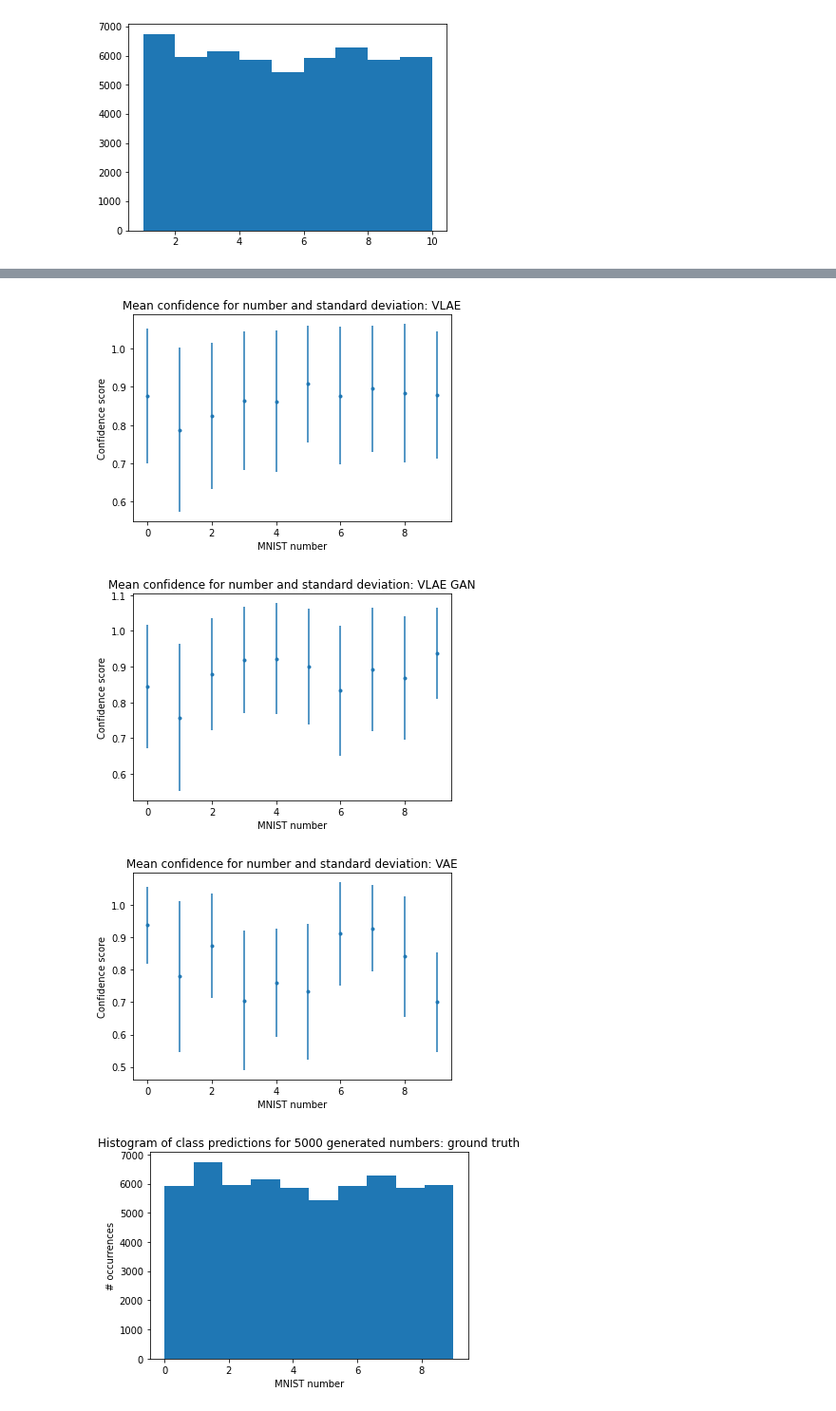
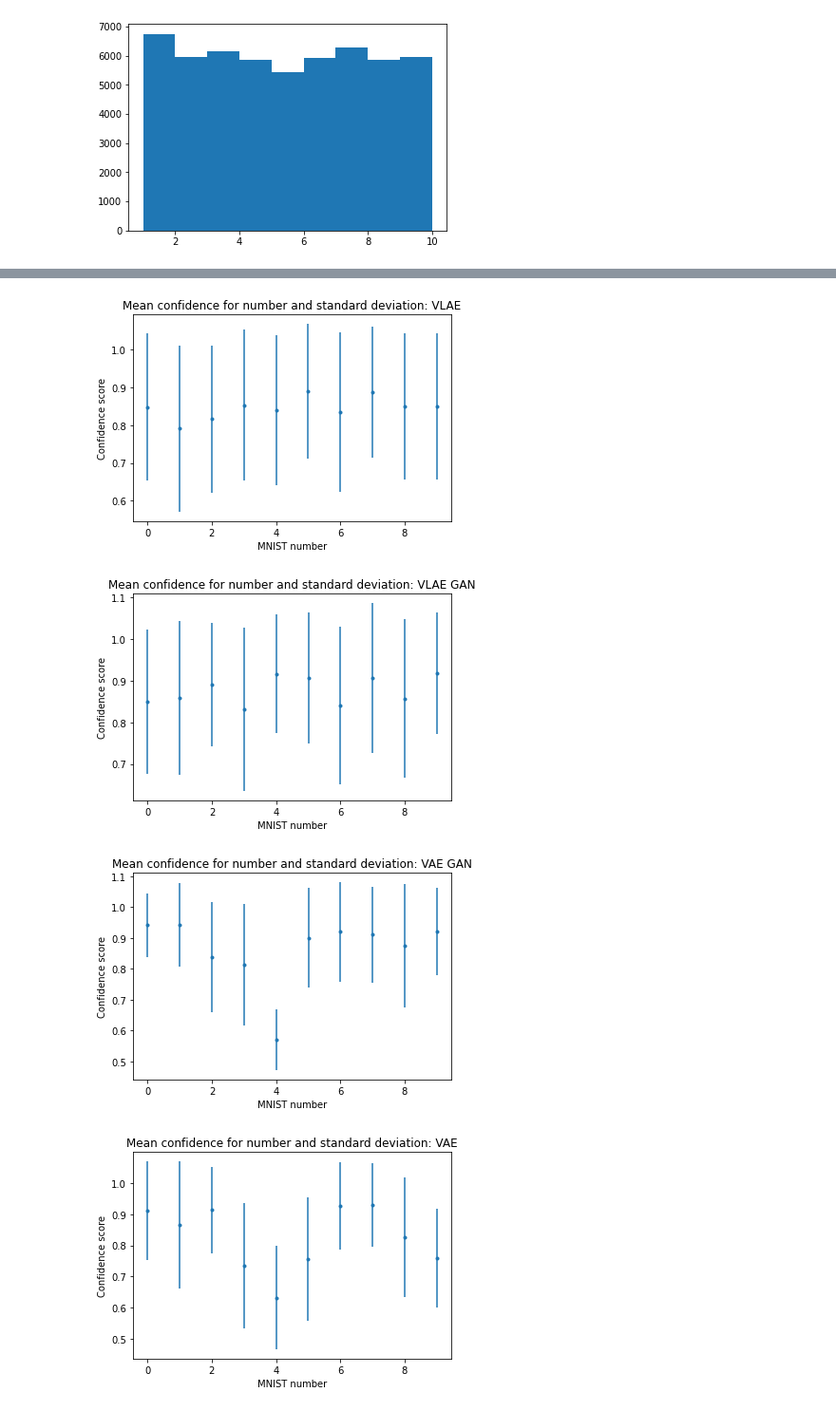
Before and after one commit to LeoIV/master-thesis-leonard, a Jupyter notebook: notebooks/results_14_04_2020.ipynb, the cells around one changed output, grey strips where cells are left out. Shown at 95% size. Drawn from its saved outputs; the diff is of its cells as text; code cells hidden in the pictures.

```diff
--- a/notebooks/results_14_04_2020.ipynb
+++ b/notebooks/results_14_04_2020.ipynb
@@ -44,3 +43,6 @@ array([[[1.1205673e-05, 0.0000000e+00, 0.0000000e+00, ...,
+# %%
+vaegan = keras.models.load_model('/Users/leo/Downloads/vae_gan_mnist.h5')
+vaegan_decoder = vaegan.layers[-1]
 # %%
 import numpy as np
 import scipy as sp
@@ -749,28 +595,35 @@ Epoch 1/1
 # %%
 samples = 5000
 
+(x_train, y_train) , _ = mnist.load_data()
+
 vlae_generated = vlae.decoder.predict([np.random.normal(size=(samples,2),loc=(0, 0)),np.random.normal(size=(samples,2),loc=(0,0)),np.random.normal(loc=(0,0), size=(samples,2))]).squeeze()*255.0
 vlaegan_generated = vlaegan_decoder.predict([np.random.normal(size=(samples,2),loc=(0, 0)),np.random.normal(size=(samples,2),loc=(0,0)),np.random.normal(loc=(0,0), size=(samples,2))]).squeeze()*255.0
+vaegan_generated = vaegan_decoder.predict(np.random.normal(size=(samples,2),loc=(0, 0))).squeeze()*255.0
 vae_generated = vae_28.decoder.predict(np.random.normal(size=(samples,2),loc=(0, 0))).squeeze()*255.0
 
 vlae_raw_preds = model.predict(np.expand_dims(vlae_generated, -1))
 vlaegan_raw_preds = model.predict(np.expand_dims(vlaegan_generated, -1))
+vaegan_raw_preds = model.predict(np.expand_dims(vaegan_generated, -1))
 vae_raw_preds = model.predict(np.expand_dims(vae_generated, -1))
 
-vlaegan_num_means, vlae_num_means, vae_num_means = [], [], []
-vlaegan_num_sds, vlae_num_sds, vae_num_sds = [], [], []
+vaegan_num_means, vlaegan_num_means, vlae_num_means, vae_num_means = [], [], [], []
+vaegan_num_sds, vlaegan_num_sds, vlae_num_sds, vae_num_sds = [], [], [], []
 
 for num in range(10):
     vlae_num_is_max_idxs = np.where(np.argmax(vlae_raw_preds, axis=1) == num)
     vlaegan_num_is_max_idxs = np.where(np.argmax(vlaegan_raw_preds, axis=1) == num)
+    vaegan_num_is_max_idxs = np.where(np.argmax(vaegan_raw_preds, axis=1) == num)
     vae_num_is_max_idxs = np.where(np.argmax(vae_raw_preds, axis=1) == num)
 
     vlae_num_means.append(np.mean(vlae_raw_preds[vlae_num_is_max_idxs, num]))
     vlaegan_num_means.append(np.mean(vlaegan_raw_preds[vlaegan_num_is_max_idxs, num]))
+    vaegan_num_means.append(np.mean(vaegan_raw_preds[vaegan_num_is_max_idxs, num]))
     vae_num_means.append(np.mean(vae_raw_preds[vae_num_is_max_idxs, num]))
 
     vlae_num_sds.append(np.std(vlae_raw_preds[vlae_num_is_max_idxs, num]))
     vlaegan_num_sds.append(np.std(vlaegan_raw_preds[vlaegan_num_is_max_idxs, num]))
+    vaegan_num_sds.append(np.std(vaegan_raw_preds[vaegan_num_is_max_idxs, num]))
     vae_num_sds.append(np.std(vae_raw_preds[vae_num_is_max_idxs, num]))
 
 plt.title('Mean confidence for number and standard deviation: VLAE')
@@ -778,44 +631,63 @@ plt.errorbar(list(range(10)),vlae_num_means, vlae_num_sds, linestyle='None', mar
 plt.xlabel('MNIST number')
 plt.ylabel('Confidence score')
 plt.show()
+
 plt.title('Mean confidence for number and standard deviation: VLAE GAN')
 plt.errorbar(list(range(10)),vlaegan_num_means, vlaegan_num_sds, linestyle='None', marker='.')
 plt.xlabel('MNIST number')
 plt.ylabel('Confidence score')
 plt.show()
+
+plt.title('Mean confidence for number and standard deviation: VAE GAN')
+plt.errorbar(list(range(10)),vaegan_num_means, vaegan_num_sds, linestyle='None', marker='.')
+plt.xlabel('MNIST number')
+plt.ylabel('Confidence score')
+plt.show()
+
 plt.title('Mean confidence for number and standard deviation: VAE')
 plt.errorbar(list(range(10)),vae_num_means, vae_num_sds, linestyle='None', marker='.')
 plt.xlabel('MNIST number')
 plt.ylabel('Confidence score')
 plt.show()
 
 
 
 vlae_preds = np.argmax(vlae_raw_preds, axis=1)
 vlaegan_preds = np.argmax(vlaegan_raw_preds, axis=1)
+vaegan_preds = np.argmax(vaegan_raw_preds, axis=1)
 vae_preds = np.argmax(vae_raw_preds, axis=1)
+
 plt.title('Histogram of class predictions for {} generated numbers: ground truth'.format(samples))
 plt.xlabel('MNIST number')
 plt.ylabel('# occurrences')
 plt.hist(y_train, bins=10)
 plt.show()
+
 plt.title('Histogram of class predictions for {} generated numbers: VLAE'.format(samples))
 plt.xlabel('MNIST number')
 plt.ylabel('# occurrences')
 plt.hist(vlae_preds, bins=10)
 plt.show()
+
 plt.title('Histogram of class predictions for {} generated numbers: VLAE GAN'.format(samples))
 plt.xlabel('MNIST number')
 plt.ylabel('# occurrences')
 plt.hist(vlaegan_preds, bins=10)
 plt.show()
+
+plt.title('Histogram of class predictions for {} generated numbers: VAE GAN'.format(samples))
+plt.xlabel('MNIST number')
+plt.ylabel('# occurrences')
+plt.hist(vaegan_preds, bins=10)
+plt.show()
+
 plt.title('Histogram of class predictions for {} generated numbers: VAE'.format(samples))
 plt.xlabel('MNIST number')
 plt.ylabel('# occurrences')
 plt.hist(vae_preds, bins=10)
 plt.show()
 # %% [output]
-[figure, old version]
+[figure, new version]
-[figure, old version]
+[figure, new version]
-[figure, old version]
+[figure, new version]
-[figure, old version]
+[figure, new version]
```
Also changed, not shown: parts of 11 cells of this notebook, 9 other files.
